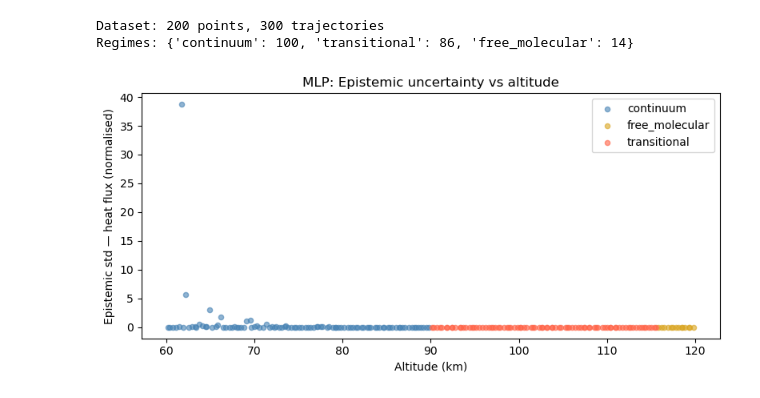
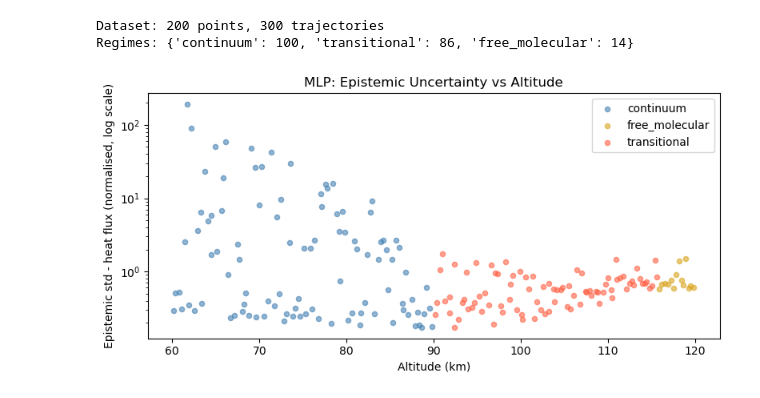
Before and after one commit to mper-era/aerothermodynamics-sim, a Jupyter notebook: notebooks/01_results.ipynb, the cells around one changed output. Drawn from its saved outputs; the diff is of its cells as text; code cells hidden in the pictures.

```diff
--- a/notebooks/01_results.ipynb
+++ b/notebooks/01_results.ipynb
@@ -23,34 +31,37 @@ print(f'Regimes: {df.regime.value_counts().to_dict()}')
 Dataset: 200 points, 300 trajectories
 Regimes: {'continuum': 100, 'transitional': 86, 'free_molecular': 14}
 # %%
+# Cell 2 - MLP Epistemic Uncertainty
+
 mlp = EvidentialMLP(in_dim=4)
 mlp.load_state_dict(mlp_ckpt['model'])
 mlp.eval()
 
 X_mean = mlp_ckpt['X_mean']
 X_std  = mlp_ckpt['X_std']
 
 X_raw = df[['altitude_km','velocity_ms','alpha_deg','Twall_K']].values.astype(np.float32)
 X = torch.tensor((X_raw - X_mean) / X_std)
 
 with torch.no_grad():
     mu, v, alpha, beta = mlp(X)
     ep_var = beta / (v * (alpha - 1).clamp(min=1e-4))
     ep_std = ep_var.sqrt().numpy()
 
 df['ep_std_q_mlp'] = ep_std[:, 2]   # q is index 2
 
 fig, ax = plt.subplots(figsize=(8, 4))
 colors = {'continuum': 'steelblue', 'transitional': 'tomato', 'free_molecular': 'goldenrod'}
 for regime, grp in df.groupby('regime'):
     ax.scatter(grp['altitude_km'], grp['ep_std_q_mlp'],
                label=regime, color=colors[regime], alpha=0.6, s=20)
 ax.set_xlabel('Altitude (km)')
-ax.set_ylabel('Epistemic std — heat flux (normalised)')
-ax.set_title('MLP: Epistemic uncertainty vs altitude')
+ax.set_yscale('log')
+ax.set_ylabel('Epistemic std - heat flux (normalised, log scale)')
+ax.set_title('MLP: Epistemic Uncertainty vs Altitude')
 ax.legend()
 plt.tight_layout()
 plt.savefig('../data/mlp_uncertainty_vs_altitude.png', dpi=150)
 plt.show()
 # %% [output]
-[figure, old version]
+[figure, new version]
```
Also changed, not shown: parts of 9 cells of this notebook, 5 other files.
